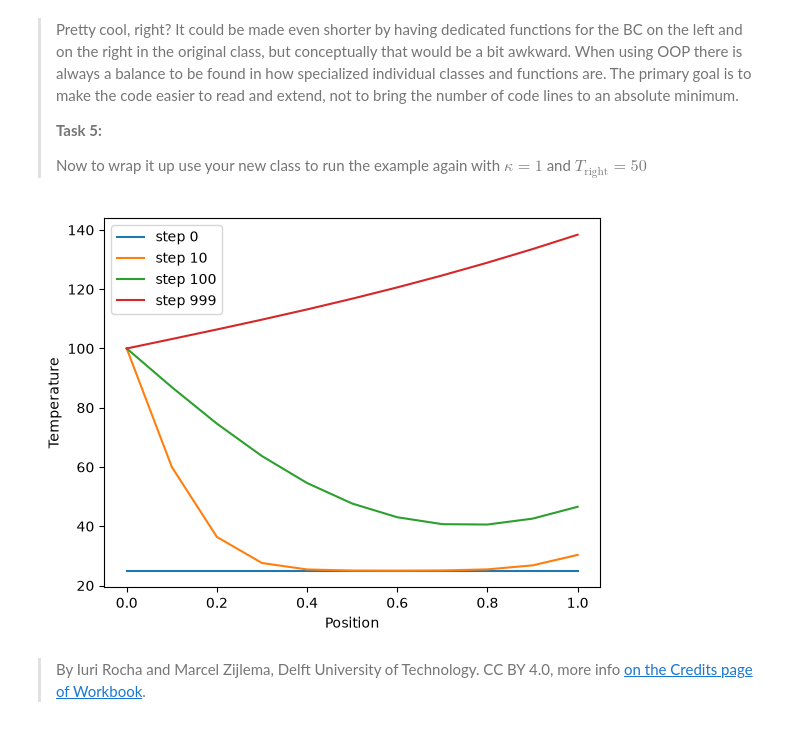
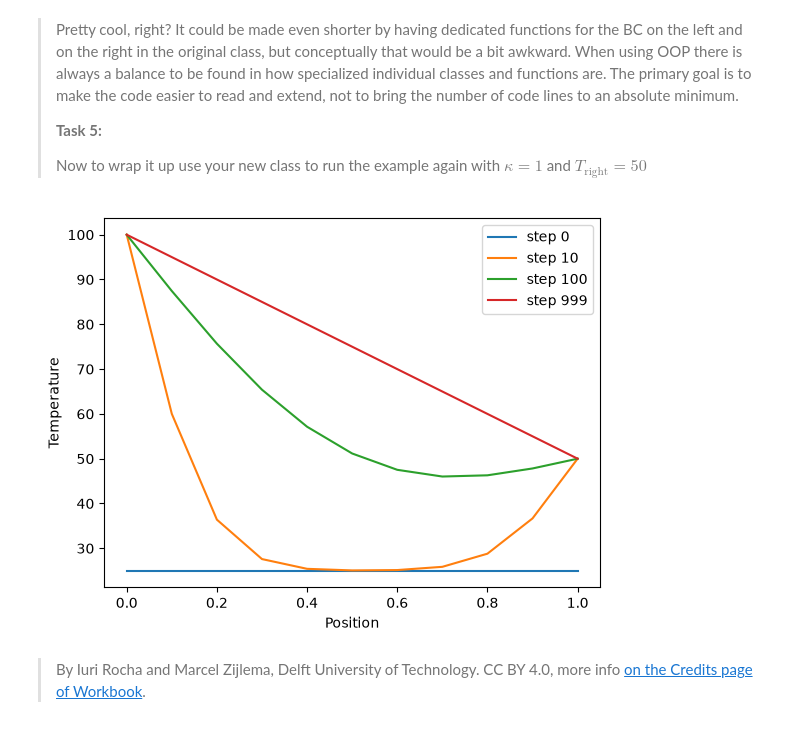
Before and after one commit to samwis03/PA2.1, a Jupyter notebook: 2_oop.ipynb, the cells around one changed output. Cells and saved outputs as stored; diff of their text form; code cells hidden in the pictures.

```diff
--- a/2_oop.ipynb
+++ b/2_oop.ipynb
@@ -130,13 +130,13 @@ class MyDiffusion (Diffusion):
 > Now to wrap it up use your new class to run the example again with $\kappa=1$ and $T_\mathrm{right}=50$
 # %%
 new_model = MyDiffusion(1, 0.1, 0.001)
-model.set_pde_params(1)
-model.set_bcs(25, 100, 50)
+new_model.set_pde_params(1)
+new_model.set_bcs(25, 100, 50)
 
-model.solve(1000)
+new_model.solve(1000)
 
-model.plot_steps([0, 10, 100, 999])
+new_model.plot_steps([0, 10, 100, 999])
 # %% [output]
-[figure, old version]
+[figure, new version]
 # %% [markdown]
 > By Iuri Rocha and Marcel Zijlema, Delft University of Technology. CC BY 4.0, more info [on the Credits page of Workbook](https://mude.citg.tudelft.nl/workbook-2025/credits.html).
```
